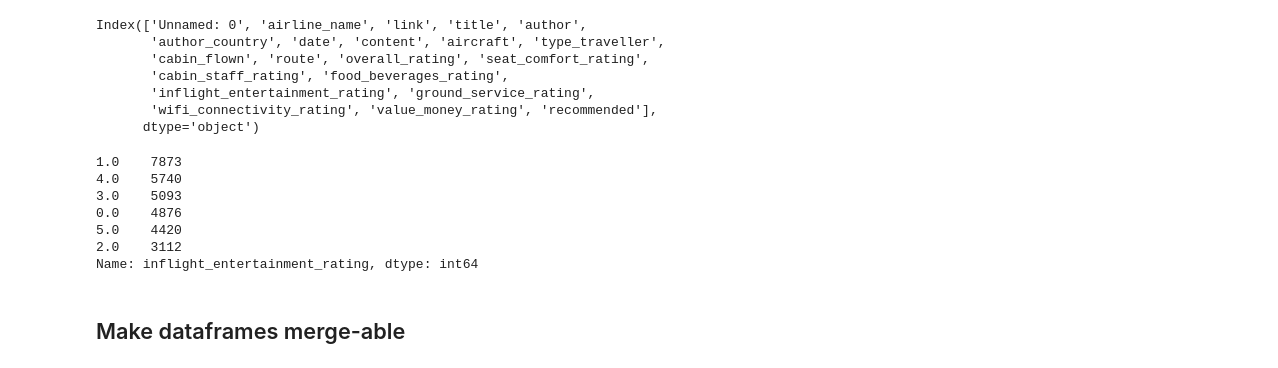
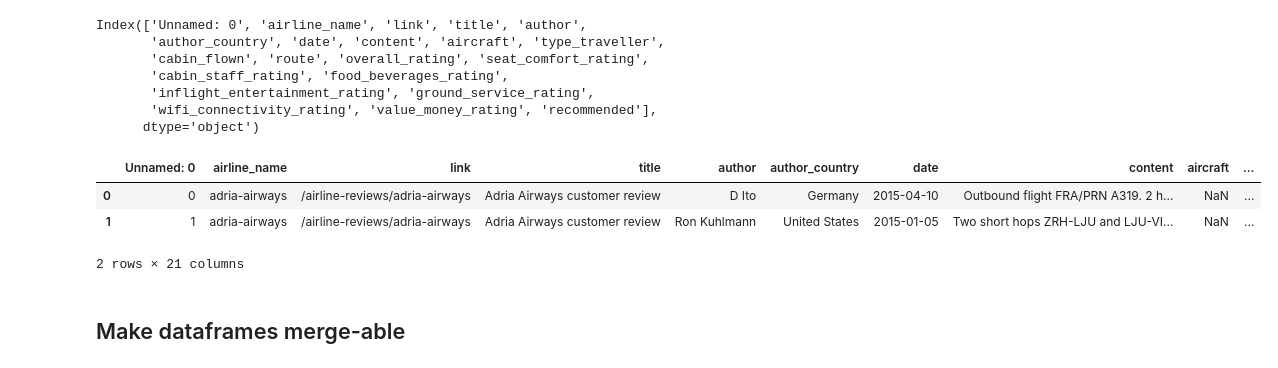
Before and after one commit to sukuo/Personal-Work, a Jupyter notebook: Final_Project_Metis/Dataframes/ratings_data_exploration.ipynb, the cells around one changed output. Saved outputs shown, nothing was run; the diff lists cells and outputs as text; code cells hidden in the pictures.

```diff
--- a/Final_Project_Metis/Dataframes/ratings_data_exploration.ipynb
+++ b/Final_Project_Metis/Dataframes/ratings_data_exploration.ipynb
@@ -28,14 +28,9 @@ Index(['Unnamed: 0', 'airline_name', 'link', 'title', 'author',
 # %%
 carrier_lookup.columns = ['UNIQUE_CARRIER', 'airline']
 # %%
-#airlines.head(2)
+airlines.head(2)
+# %% [output]
+|  | Unnamed: 0 | airline_name | link | title | author | author_country | date | content | aircraft | ... |
+| 0 | 0 | adria-airways | /airline-reviews/adria-airways | Adria Airways customer review | D Ito | Germany | 2015-04-10 | Outbound flight FRA/PRN A319. 2 h... | NaN | ... |
+| 1 | 1 | adria-airways | /airline-reviews/adria-airways | Adria Airways customer review | Ron Kuhlmann | United States | 2015-01-05 | Two short hops ZRH-LJU and LJU-VI... | NaN | ... |
+2 rows × 21 columns
-# %%
-airlines['inflight_entertainment_rating'].value_counts()
-# %% [output]
-1.0    7873
-4.0    5740
-3.0    5093
-0.0    4876
-5.0    4420
-2.0    3112
-Name: inflight_entertainment_rating, dtype: int64
```
Also changed, not shown: parts of 23 cells of this notebook.
